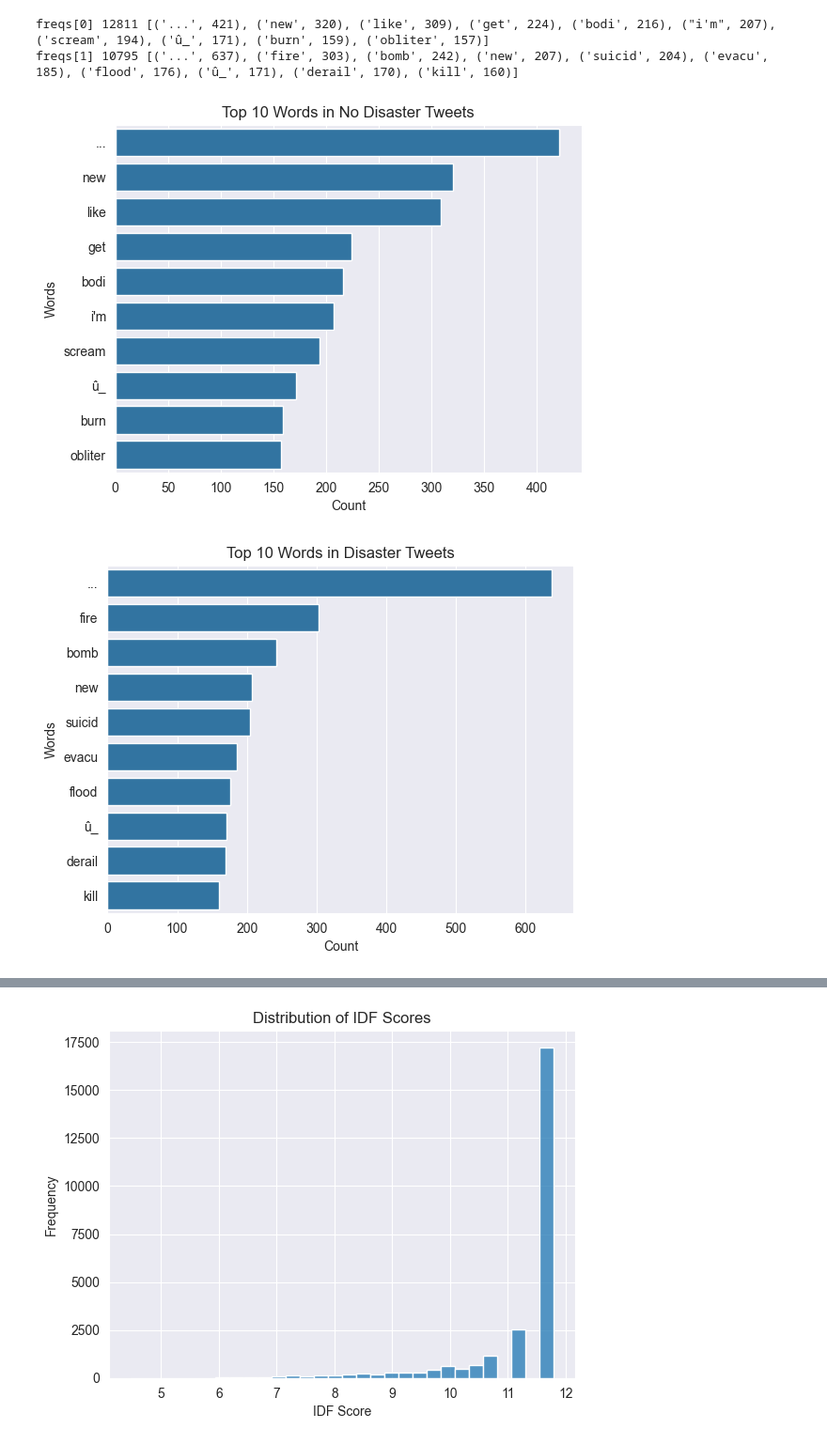
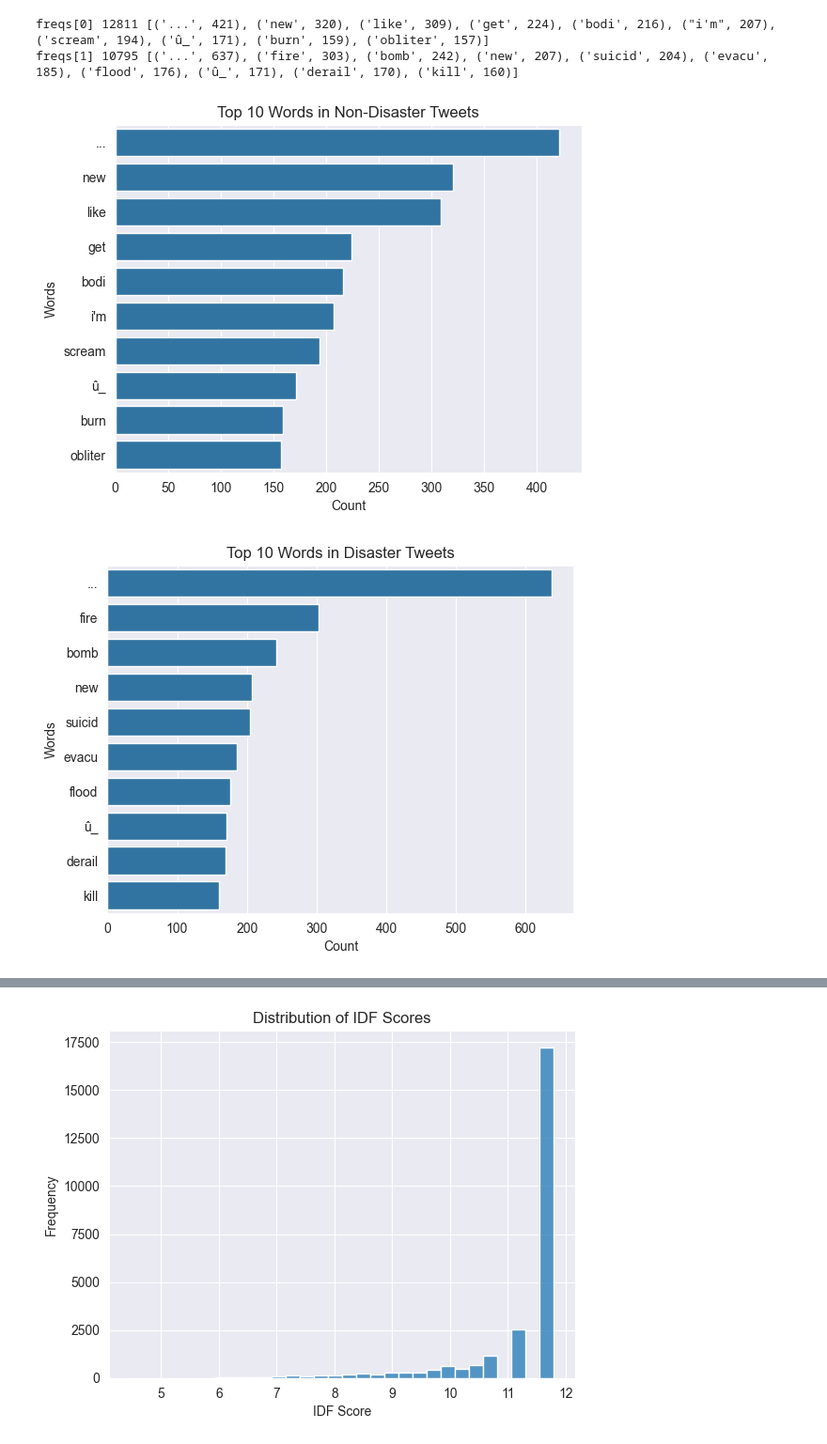
Before and after one commit to kimdamitung/NaturalLanguageProcessing, a Jupyter notebook: Nhom14/naturallanguageprocessing.ipynb, the cells around one changed output, grey strips where cells are left out. Shown at 94% size. Cells and saved outputs as stored; diff of their text form; code cells hidden in the pictures.

```diff
--- a/Nhom14/naturallanguageprocessing.ipynb
+++ b/Nhom14/naturallanguageprocessing.ipynb
@@ -170,26 +170,26 @@ freqs[1] 10795 [('...', 637), ('fire', 303), ('bomb', 242), ('new', 207), ('suic
 # %%
 def plot_top_words(freqs, target_group, top_n=10):
     stopwords = set(nltk.corpus.stopwords.words('english') + ['nan'])
     counter = freqs[target_group].most_common()
     x, y = [], []
     count = 0
     for word, freq in counter:
         if count >= top_n:
             break
         if word not in stopwords:
             x.append(word)
             y.append(freq)
             count += 1
     sns.barplot(x=y, y=x)
     plt.xlabel('Count')
     plt.ylabel('Words')
-    plt.title(f"Top {top_n} Words in {'Disaster' if target_group == 1 else 'No Disaster'} Tweets")
+    plt.title(f"Top {top_n} Words in {'Disaster' if target_group == 1 else 'Non-Disaster'} Tweets")
     plt.show()
 
 plot_top_words(freqs, target_group=0)
 plot_top_words(freqs, target_group=1)
 # %% [output]
-[figure, old version]
+[figure, new version]
 [figure]
 # %%
 def inverse_document_frequency( tokens: List[str] ) -> Counter:
```
Also changed, not shown: parts of 3 cells of this notebook, 1 other file.
